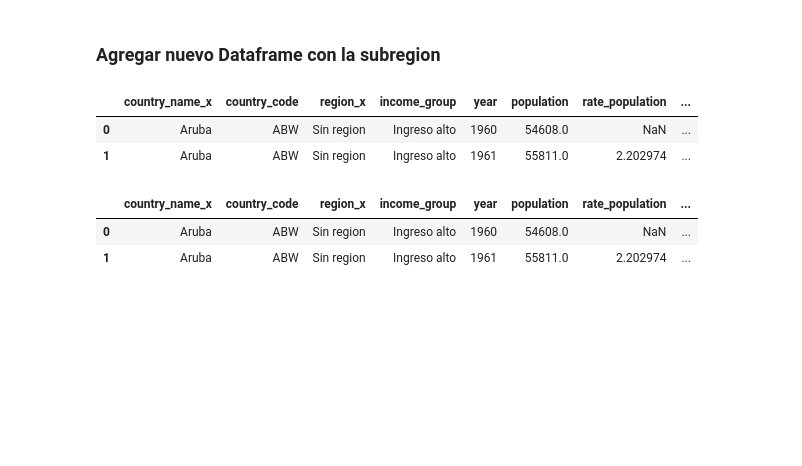
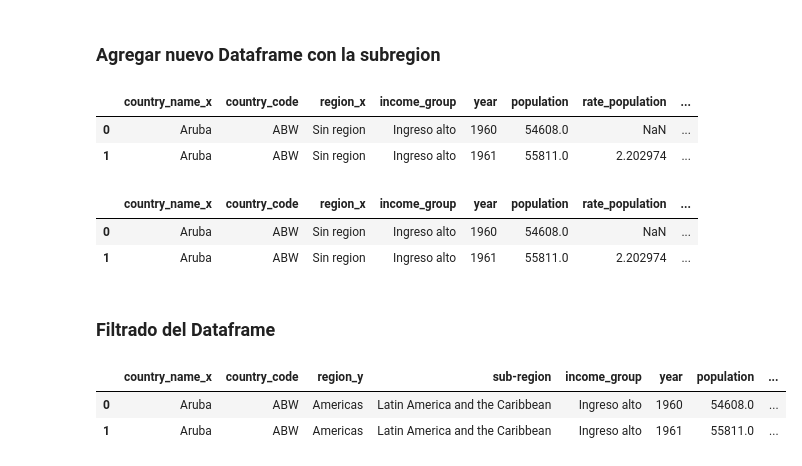
Before and after one commit to vasoto22/pythonetl, a Jupyter notebook: src/etl/transformacion.ipynb, the cells around one changed output. Drawn from its saved outputs; the diff is of its cells as text; code cells hidden in the pictures; blank space fills up the shorter version.

```diff
--- a/src/etl/transformacion.ipynb
+++ b/src/etl/transformacion.ipynb
@@ -366,3 +366,13 @@ df_world_country_pop.head(2)
 |  | country_name_x | country_code | region_x | income_group | year | population | rate_population | ... |
 | 0 | Aruba | ABW | Sin region | Ingreso alto | 1960 | 54608.0 | NaN | ... |
 | 1 | Aruba | ABW | Sin region | Ingreso alto | 1961 | 55811.0 | 2.202974 | ... |
+# %% [markdown]
+### Filtrado del Dataframe
+# %%
+df_world_country_pop = df_world_country_pop[['country_name_x','country_code','region_y', 'sub-region', 'income_group','year','population','rate_population','population_millon','rate_population_millon']]
+# %%
+df_world_country_pop.head(2)
+# %% [output]
+|  | country_name_x | country_code | region_y | sub-region | income_group | year | population | ... |
+| 0 | Aruba | ABW | Americas | Latin America and the Caribbean | Ingreso alto | 1960 | 54608.0 | ... |
+| 1 | Aruba | ABW | Americas | Latin America and the Caribbean | Ingreso alto | 1961 | 55811.0 | ... |
```
Also changed, not shown: parts of 9 cells of this notebook, 2 other files.
